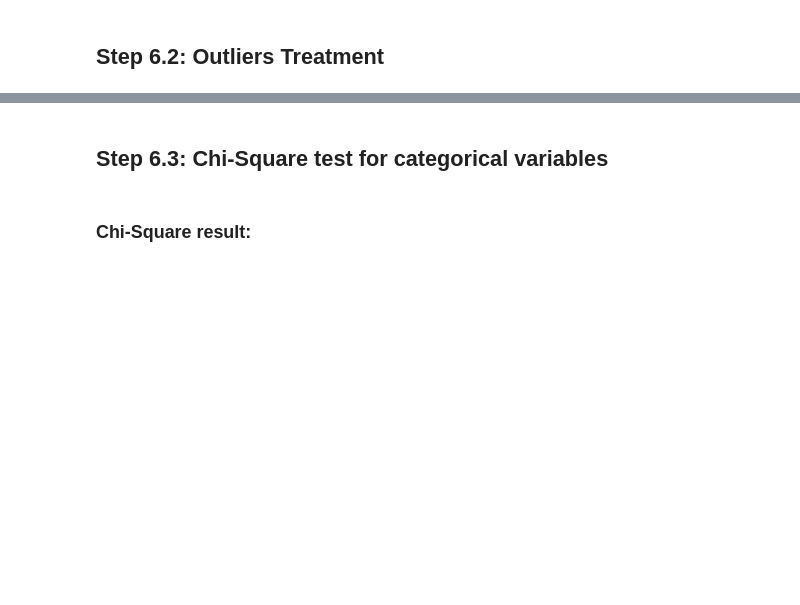
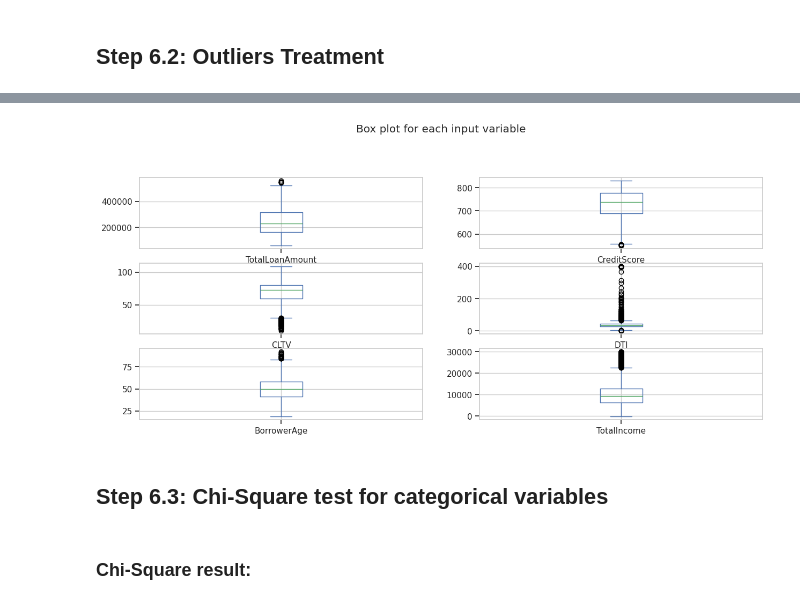
Before and after one commit to Praveen76/Loan-Approval-Classifier-Model-using-Non-Linear-Models, a Jupyter notebook: End_to_end_Loan_Approval_Classifier_Models.ipynb, the cells around one changed output, grey strips where cells are left out. Saved outputs shown, nothing was run; the diff lists cells and outputs as text; code cells hidden in the pictures; blank space fills up the shorter version.

```diff
--- a/End_to_end_Loan_Approval_Classifier_Models.ipynb
+++ b/End_to_end_Loan_Approval_Classifier_Models.ipynb
@@ -895,25 +1394,33 @@ train_df['BorrowerAge'].plot(kind='hist',bins=8,edgecolor='r')
 import numpy as np
 
 # Define a function to impute missing values for all numerical variables
-def impute_numerical(data_frame, numerical_vars):
-    df = data_frame.copy()
-    np.random.seed(0)
+import numpy as np
+
+def impute_numerical(df, numerical_vars, skew_thresh=0.5, kurt_thresh=10, random_state=42):
+    np.random.seed(random_state)
+    df = df.copy()
 
     for var in numerical_vars:
-        # Calculate mean and standard deviation for imputation
-        mean_value = df[var].mean()
-        std_value = df[var].std()
+        skew = df[var].skew()
+        kurt = df[var].kurtosis()
 
-        # Impute missing values using a random distribution
-        null_count = df[var].isnull().sum()
-        null_random_list = np.random.randint(mean_value - std_value, mean_value + std_value, size=null_count)
-        df.loc[np.isnan(df[var]), var] = null_random_list
-        df[var] = df[var].astype(df[var].dtype)  # Ensure the correct data type
+        if abs(skew) < skew_thresh and kurt < kurt_thresh:
+            # Normal-like → sample from normal(mean, std)
+            mean_val = df[var].mean()
+            std_val  = df[var].std()
+            null_count = df[var].isna().sum()
+            fill_vals = np.random.normal(mean_val, std_val, size=null_count)
+            df.loc[df[var].isna(), var] = fill_vals
+        else:
+            # Skewed/heavy tails → median
+            median_val = df[var].median()
+            df[var] = df[var].fillna(median_val)
 
     return df
 
+
 # Assuming numerical_vars is a list of numerical variables
-numerical_vars = ['BorrowerAge', 'TotalLoanAmount', 'CreditScore', 'CLTV', 'DTI', 'BorrowerTotalMonthlyIncome']
+numerical_vars = ['BorrowerAge', 'TotalLoanAmount', 'CreditScore', 'CLTV', 'DTI', 'TotalIncome']
 
 # Call the function to impute missing values for numerical variables
 train_df = impute_numerical(train_df, numerical_vars)
@@ -927,5 +1452,5 @@ test_df[numerical_vars].isna().sum()
 # %%
-def impute_missing_values(X, features_to_impute):
+def impute_cat_missing_values(X, features_to_impute):
     for feature in features_to_impute:
         mode_value = X[feature].mode().values[0]
         X[feature].fillna(mode_value, inplace=True)
@@ -937,7 +1462,7 @@ cat_vars = ['ZipCode', 'BorrowerOwnRent', 'BorrowerYearsInSchool', 'Education','
 
 # Example usage:
 # Assuming X_train is your training data and X_test is your test data
-train_df = impute_missing_values(train_df, cat_vars)
-test_df = impute_missing_values(test_df, cat_vars)
+train_df = impute_cat_missing_values(train_df, cat_vars)
+test_df = impute_cat_missing_values(test_df, cat_vars)
 # %%
 train_df[cat_vars].isna().sum()
@@ -976,9 +1561,11 @@ for col in train_df[numVars[:-1]]:
 # %%
 # Outliers check
-train_df.plot(kind='box',subplots=True,layout=(4,3),sharex=False,sharey=False,figsize=(15,10),
+train_df[numVars].plot(kind='box',subplots=True,layout=(5,2),sharex=False,sharey=False,figsize=(15,10),
        title='Box plot for each input variable')
 plt.savefig('BoxPlots')
 plt.show()
+# %% [output]
+[figure, added]
 # %%
 for col in train_df[numVars[:-1]]:
     identifyOutliers(train_df,col)
```
Also changed, not shown: parts of 79 cells of this notebook.
